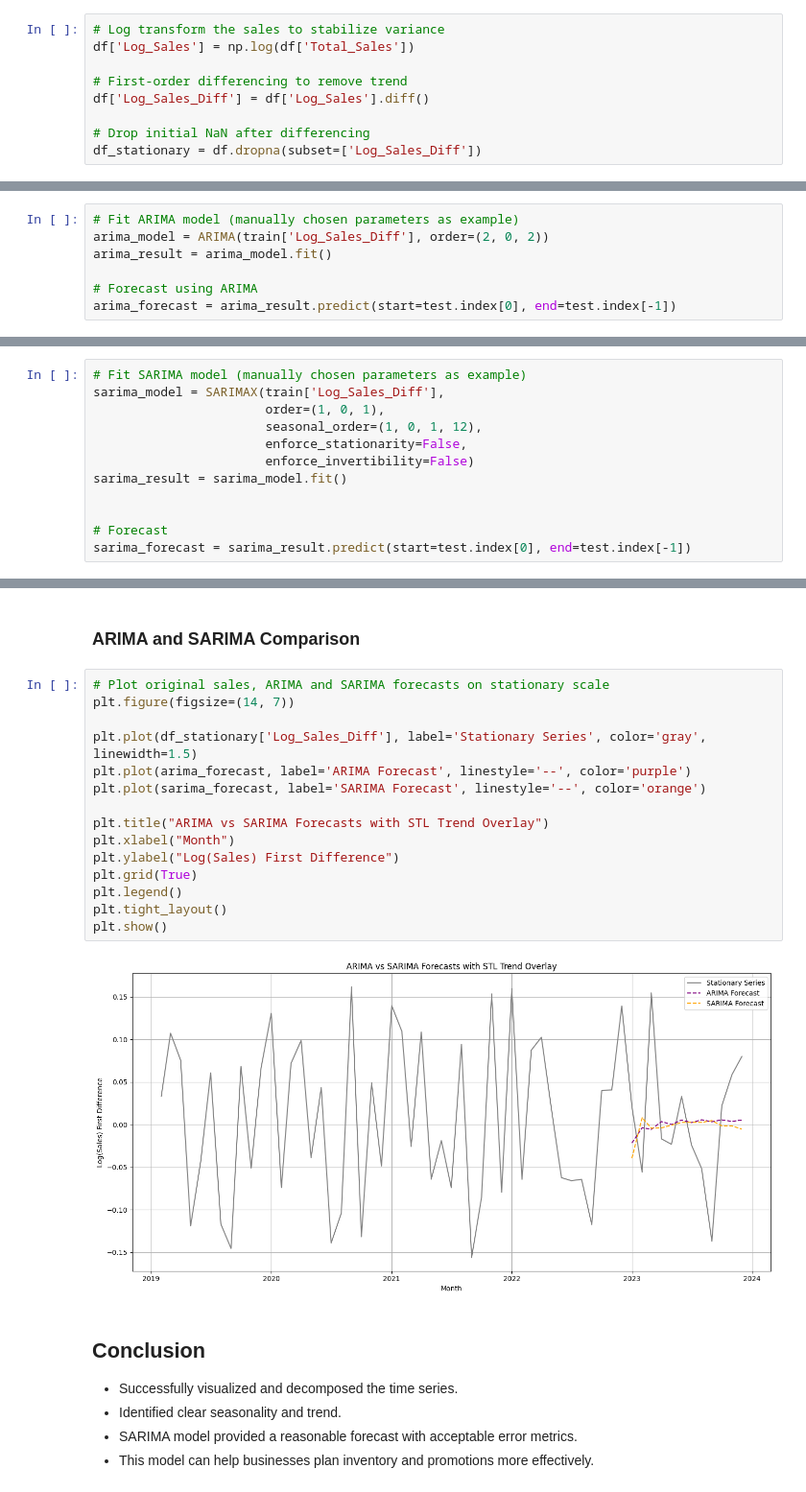
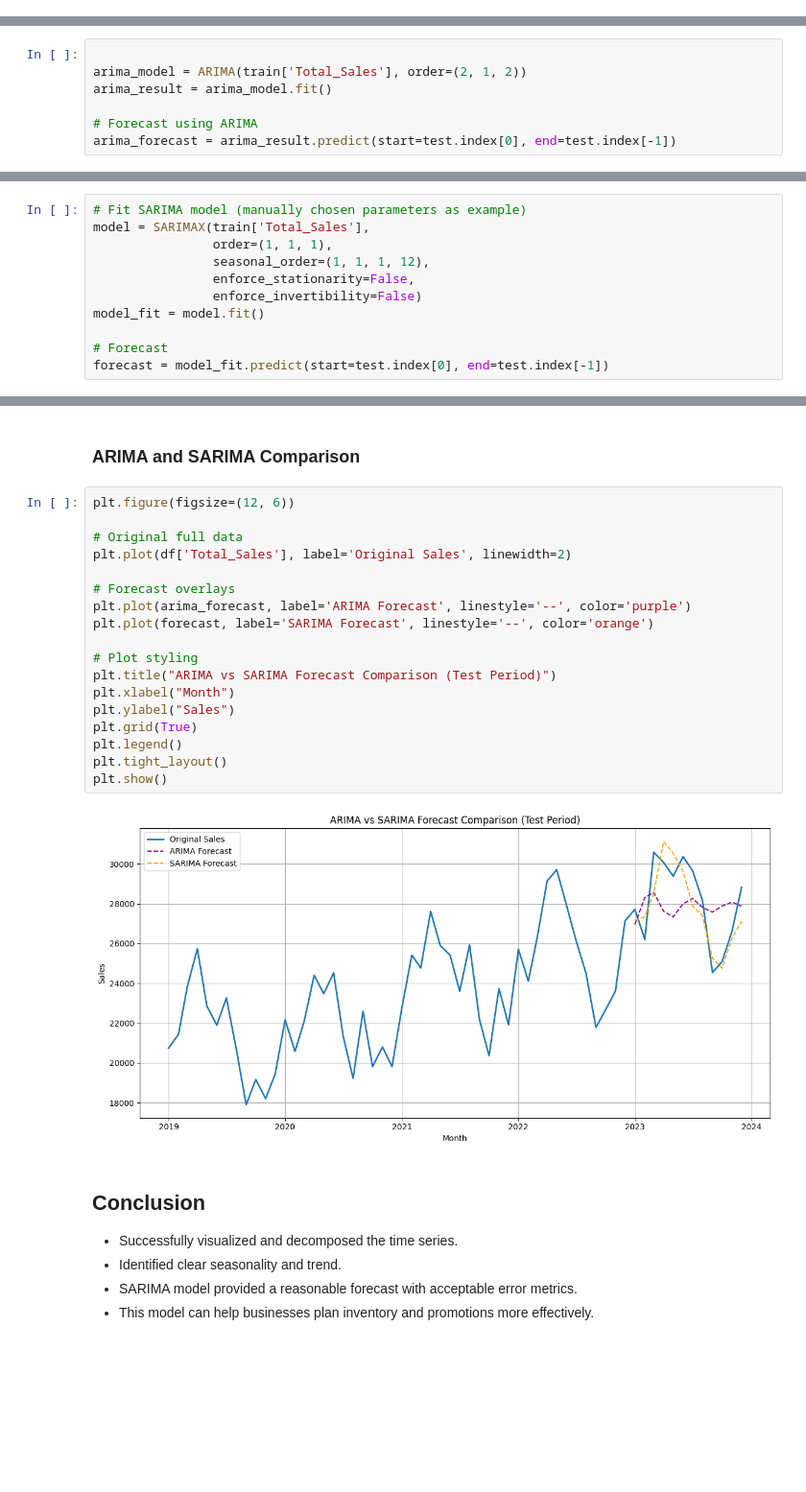
Before and after one commit to shreyjain14/MCA-Assignments, a Jupyter notebook: Trimester-4/ADA/Lab/02/2447249_P2.ipynb, the cells around one changed output, grey strips where cells are left out. Shown at 96% size. Saved outputs shown, nothing was run; the diff lists cells and outputs as text; blank space fills up the shorter version.

```diff
--- a/Trimester-4/ADA/Lab/02/2447249_P2.ipynb
+++ b/Trimester-4/ADA/Lab/02/2447249_P2.ipynb
@@ -114,9 +105,0 @@ We then rerun the ADF test to confirm stationarity.
-# %%
-# Log transform the sales to stabilize variance
-df['Log_Sales'] = np.log(df['Total_Sales'])
-
-# First-order differencing to remove trend
-df['Log_Sales_Diff'] = df['Log_Sales'].diff()
-
-# Drop initial NaN after differencing
-df_stationary = df.dropna(subset=['Log_Sales_Diff'])
@@ -175,8 +128,8 @@ plt.show()
 # %% [markdown]
 ### Fit ARIMA Model
 # %%
-# Fit ARIMA model (manually chosen parameters as example)
-arima_model = ARIMA(train['Log_Sales_Diff'], order=(2, 0, 2))
+
+arima_model = ARIMA(train['Total_Sales'], order=(2, 1, 2))
 arima_result = arima_model.fit()
 
 # Forecast using ARIMA
@@ -215,16 +168,15 @@ plt.show()
 ### Fit SARIMA Model
 # %%
 # Fit SARIMA model (manually chosen parameters as example)
-sarima_model = SARIMAX(train['Log_Sales_Diff'],
-                       order=(1, 0, 1),
-                       seasonal_order=(1, 0, 1, 12),
-                       enforce_stationarity=False,
-                       enforce_invertibility=False)
-sarima_result = sarima_model.fit()
-
+model = SARIMAX(train['Total_Sales'],
+                order=(1, 1, 1),
+                seasonal_order=(1, 1, 1, 12),
+                enforce_stationarity=False,
+                enforce_invertibility=False)
+model_fit = model.fit()
 
 # Forecast
-sarima_forecast = sarima_result.predict(start=test.index[0], end=test.index[-1])
+forecast = model_fit.predict(start=test.index[0], end=test.index[-1])
 # %% [markdown]
 ### Model Evaluation
 
@@ -258,22 +210,25 @@ plt.show()
 # %% [markdown]
 ### ARIMA and SARIMA Comparison
 # %%
-# Plot original sales, ARIMA and SARIMA forecasts on stationary scale
-plt.figure(figsize=(14, 7))
+plt.figure(figsize=(12, 6))
 
-plt.plot(df_stationary['Log_Sales_Diff'], label='Stationary Series', color='gray', linewidth=1.5)
+# Original full data
+plt.plot(df['Total_Sales'], label='Original Sales', linewidth=2)
+
+# Forecast overlays
 plt.plot(arima_forecast, label='ARIMA Forecast', linestyle='--', color='purple')
-plt.plot(sarima_forecast, label='SARIMA Forecast', linestyle='--', color='orange')
+plt.plot(forecast, label='SARIMA Forecast', linestyle='--', color='orange')
 
-plt.title("ARIMA vs SARIMA Forecasts with STL Trend Overlay")
+# Plot styling
+plt.title("ARIMA vs SARIMA Forecast Comparison (Test Period)")
 plt.xlabel("Month")
-plt.ylabel("Log(Sales) First Difference")
+plt.ylabel("Sales")
 plt.grid(True)
 plt.legend()
 plt.tight_layout()
 plt.show()
 # %% [output]
-[figure, old version]
+[figure, new version]
 # %% [markdown]
 ## Conclusion
 
```
Also changed, not shown: parts of 11 cells of this notebook, 6 other files.
